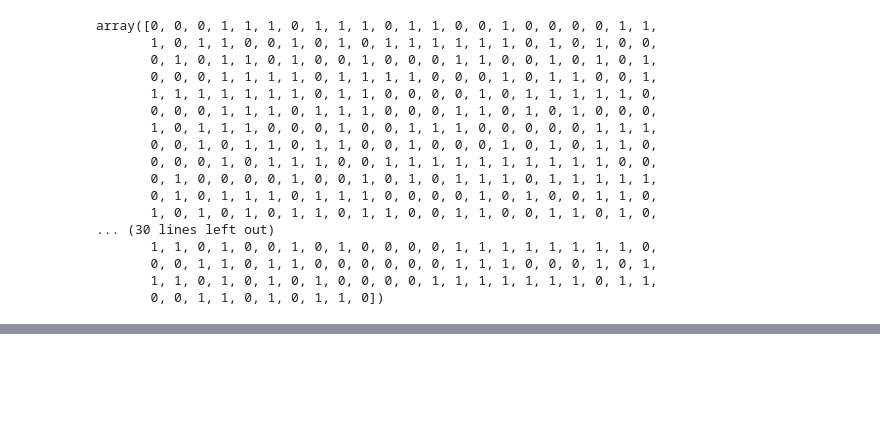
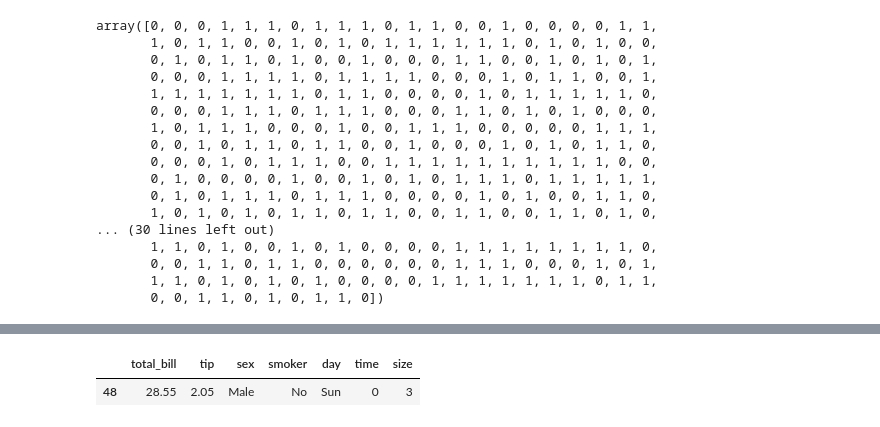
Before and after one commit to nikhaldaroch47-rgb/NewAllData, a Jupyter notebook: algorithms/baggingclassifier.ipynb, the cells around one changed output, grey strips where cells are left out. Drawn from its saved outputs; the diff is of its cells as text; code cells hidden in the pictures; blank space fills up the shorter version.

```diff
--- a/algorithms/baggingclassifier.ipynb
+++ b/algorithms/baggingclassifier.ipynb
@@ -62,0 +188,6 @@ nb_clf = GaussianNB()
+# %%
+le = LabelEncoder()
+# %%
+ans = le.fit_transform(df["time"])
+# %%
+df["time"] = ans
@@ -62,0 +209,5 @@ nb_clf = GaussianNB()
+# %%
+df.sample(1)
+# %% [output]
+|  | total_bill | tip | sex | smoker | day | time | size |
+| 48 | 28.55 | 2.05 | Male | No | Sun | 0 | 3 |
```
Also changed, not shown: parts of 47 cells of this notebook, 1 other file.
